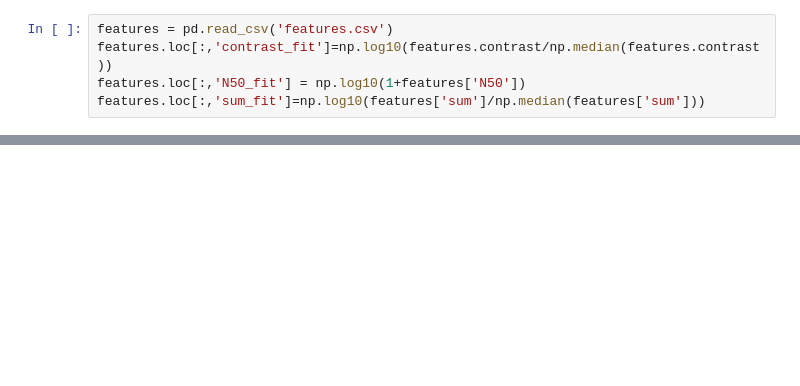
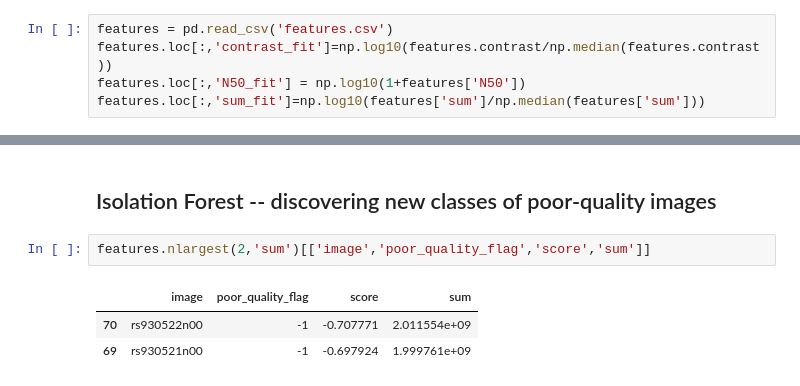
Before and after one commit to zhutchens1/rass-quality-determination, a Jupyter notebook: IsolationForest.ipynb, the cells around one changed output, grey strips where cells are left out. Cells and saved outputs as stored; diff of their text form; blank space fills up the shorter version.

```diff
--- a/IsolationForest.ipynb
+++ b/IsolationForest.ipynb
@@ -69,0 +84,8 @@ features.nlargest(10,'sum')
+# %% [markdown]
+## Isolation Forest -- discovering new classes of poor-quality images
+# %%
+features.nlargest(2,'sum')[['image','poor_quality_flag','score','sum']]
+# %% [output]
+|  | image | poor_quality_flag | score | sum |
+| 70 | rs930522n00 | -1 | -0.707771 | 2.011554e+09 |
+| 69 | rs930521n00 | -1 | -0.697924 | 1.999761e+09 |
```
Also changed, not shown: parts of 11 cells of this notebook.
